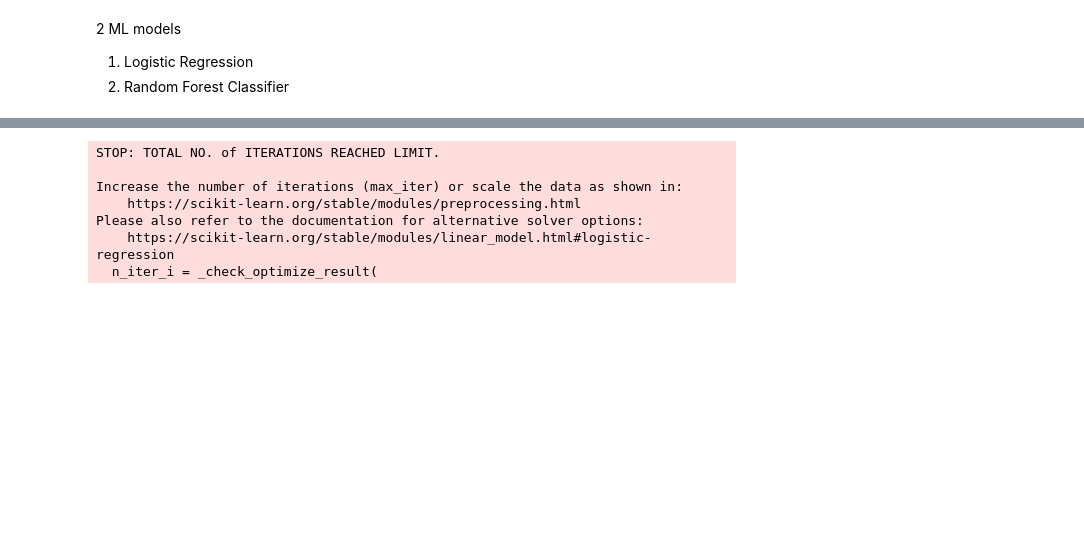
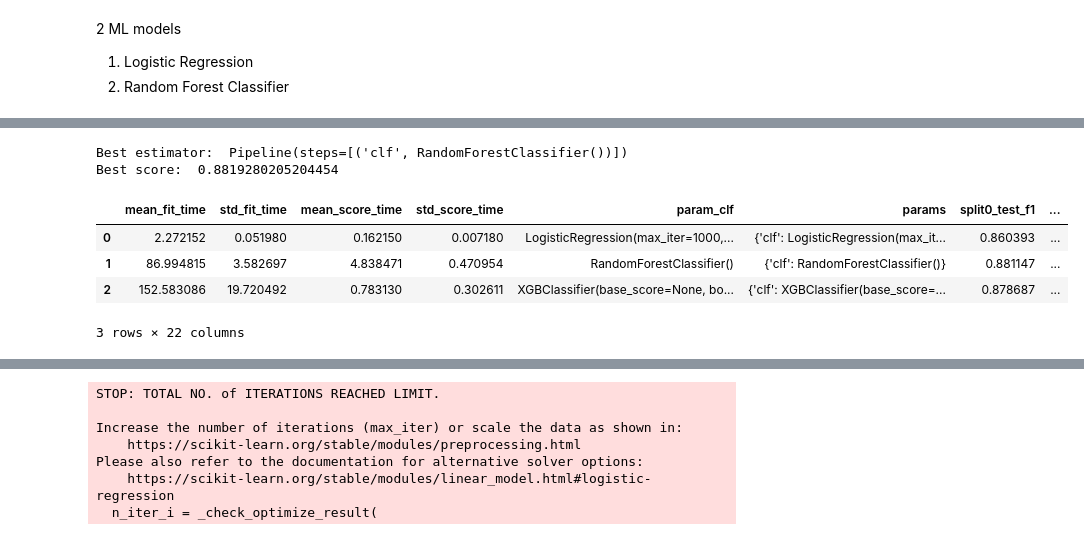
Before and after one commit to IISC-ICAIML-Porject/Covid-19-Mortality-Prediction, a Jupyter notebook: Covid_19_Mortality_prediction.ipynb, the cells around one changed output, grey strips where cells are left out. Cells and saved outputs as stored; diff of their text form; code cells hidden in the pictures; blank space fills up the shorter version.

```diff
--- a/Covid_19_Mortality_prediction.ipynb
+++ b/Covid_19_Mortality_prediction.ipynb
@@ -353,0 +490,12 @@ X_train, X_test, y_train, y_test = train_test_split(X, y, test_size=0.2)
+# %%
+print("Best estimator: ", grid_KMSMOTE.best_estimator_)
+print("Best score: ", grid_KMSMOTE.best_score_)
+pd.DataFrame(grid_SMOTE.cv_results_)
+# %% [output]
+Best estimator:  Pipeline(steps=[('clf', RandomForestClassifier())])
+Best score:  0.8819280205204454
+|  | mean_fit_time | std_fit_time | mean_score_time | std_score_time | param_clf | params | split0_test_f1 | ... |
+| 0 | 2.272152 | 0.051980 | 0.162150 | 0.007180 | LogisticRegression(max_iter=1000,... | {'clf': LogisticRegression(max_it... | 0.860393 | ... |
+| 1 | 86.994815 | 3.582697 | 4.838471 | 0.470954 | RandomForestClassifier() | {'clf': RandomForestClassifier()} | 0.881147 | ... |
+| 2 | 152.583086 | 19.720492 | 0.783130 | 0.302611 | XGBClassifier(base_score=None, bo... | {'clf': XGBClassifier(base_score=... | 0.878687 | ... |
+3 rows × 22 columns
```
Also changed, not shown: parts of 30 cells of this notebook.
